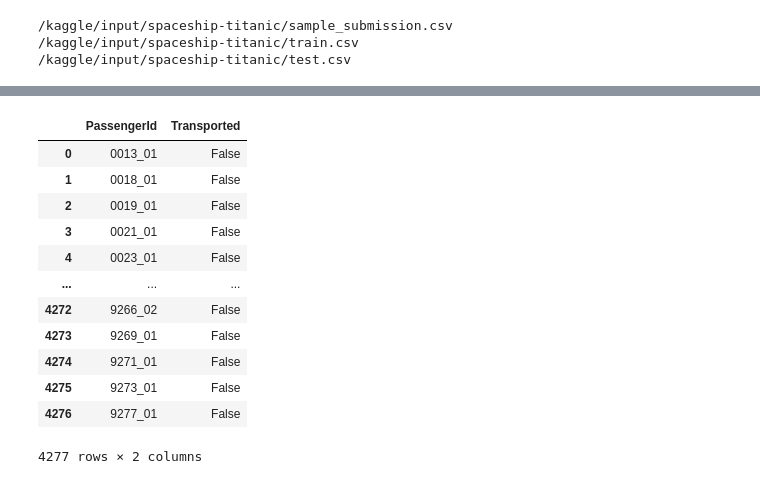
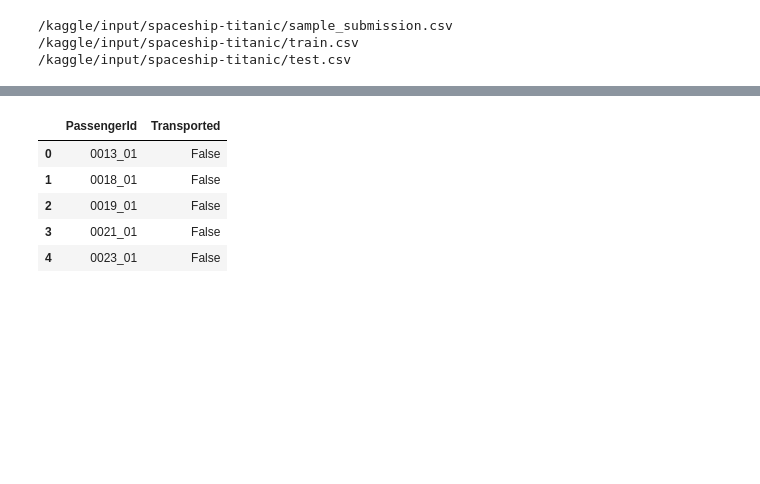
Before and after one commit to TheJade/kaggle-competitions, a Jupyter notebook: space-titanic/space-titanic.ipynb, the cells around one changed output, grey strips where cells are left out. Drawn from its saved outputs; the diff is of its cells as text; code cells hidden in the pictures; blank space fills up the shorter version.

```diff
--- a/space-titanic/space-titanic.ipynb
+++ b/space-titanic/space-titanic.ipynb
@@ -291,16 +318,9 @@ output
 # %%
-df_sample
+df_sample.head()
 # %% [output]
 |  | PassengerId | Transported |
 | 0 | 0013_01 | False |
 | 1 | 0018_01 | False |
 | 2 | 0019_01 | False |
 | 3 | 0021_01 | False |
 | 4 | 0023_01 | False |
-| ... | ... | ... |
-| 4272 | 9266_02 | False |
-| 4273 | 9269_01 | False |
-| 4274 | 9271_01 | False |
-| 4275 | 9273_01 | False |
-| 4276 | 9277_01 | False |
-4277 rows × 2 columns
```
Also changed, not shown: parts of 38 cells of this notebook.
